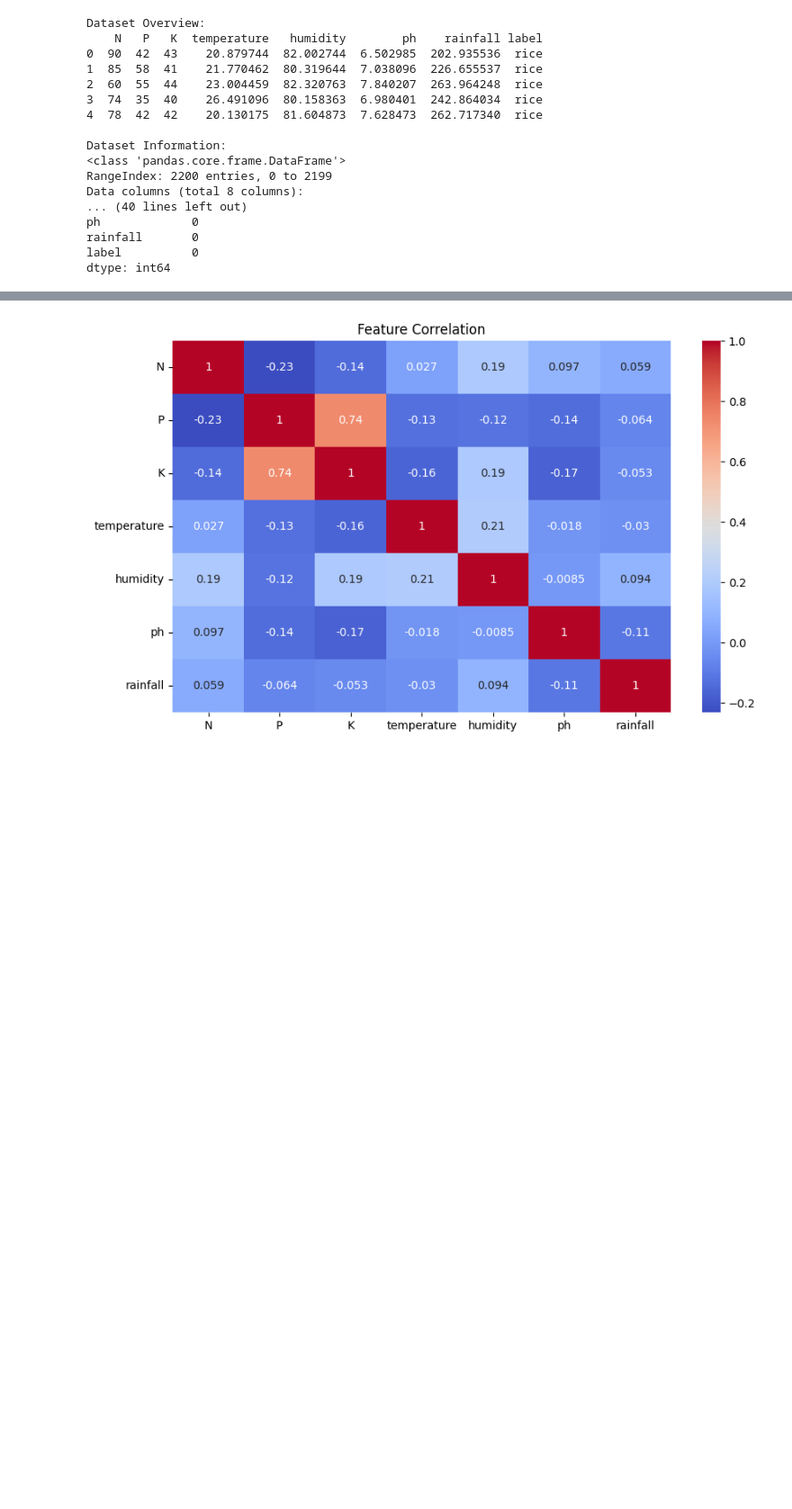
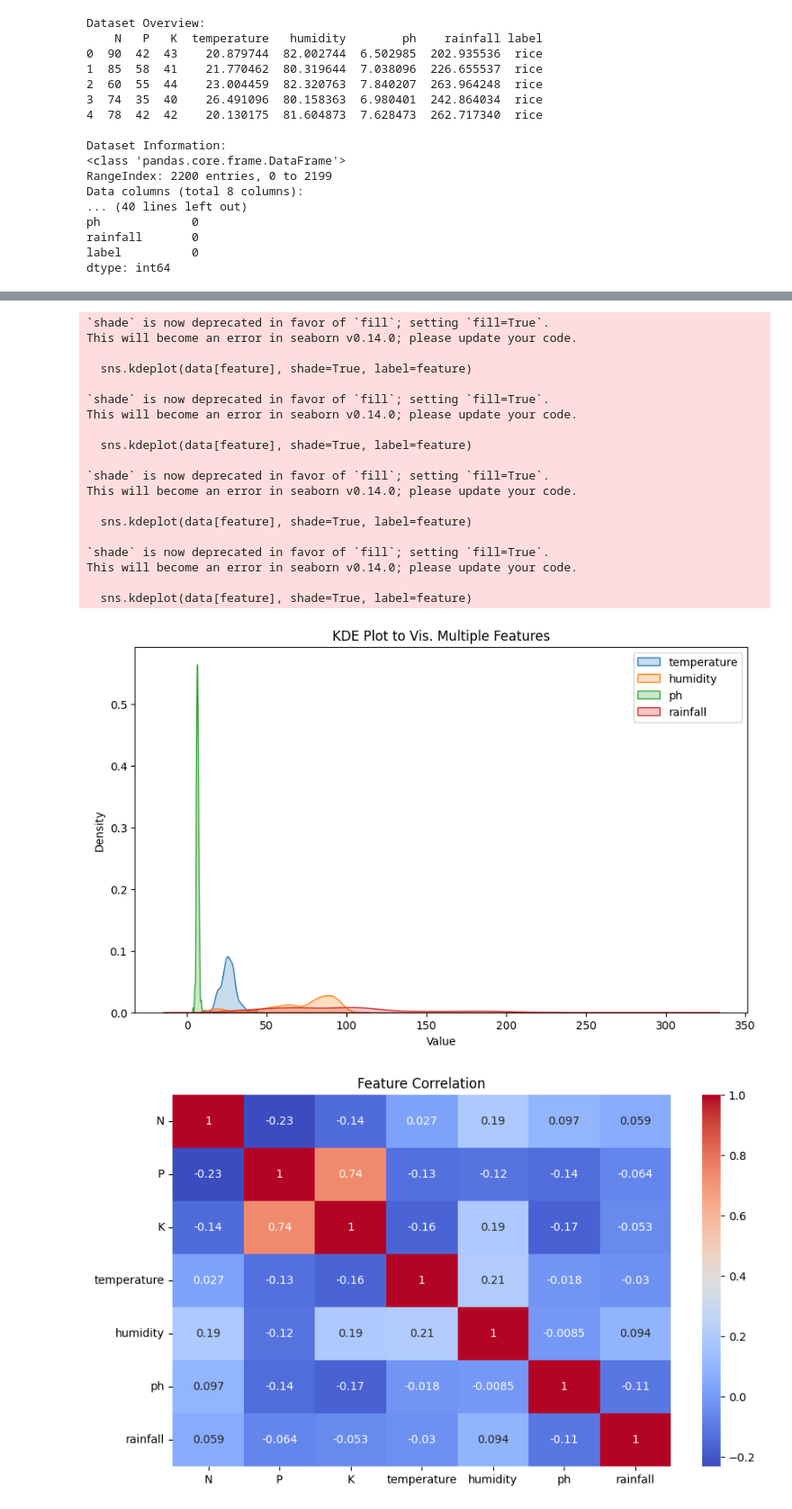
Before and after one commit to prabhakarchaulagain09/TerraVision, a Jupyter notebook: Crop_Recommendation.ipynb, the cells around one changed output, grey strips where cells are left out. Shown: that part at 90% size. Saved outputs shown, nothing was run; the diff lists cells and outputs as text; code cells hidden in the pictures; blank space fills up the shorter version.

```diff
--- a/Crop_Recommendation.ipynb
+++ b/Crop_Recommendation.ipynb
@@ -40,3 +57,36 @@ dtype: int64
+# %%
+features = ['temperature', 'humidity', 'ph', 'rainfall']
+
+# Create a KDE plot for each feature
+plt.figure(figsize=(10, 6))
+for feature in features:
+    sns.kdeplot(data[feature], shade=True, label=feature)
+plt.title('KDE Plot to Vis. Multiple Features')
+plt.xlabel('Value')
+plt.ylabel('Density')
+plt.legend()
+plt.show()
+# %% [output]
+`shade` is now deprecated in favor of `fill`; setting `fill=True`.
+This will become an error in seaborn v0.14.0; please update your code.
+
+  sns.kdeplot(data[feature], shade=True, label=feature)
+
+`shade` is now deprecated in favor of `fill`; setting `fill=True`.
+This will become an error in seaborn v0.14.0; please update your code.
+
+  sns.kdeplot(data[feature], shade=True, label=feature)
+
+`shade` is now deprecated in favor of `fill`; setting `fill=True`.
+This will become an error in seaborn v0.14.0; please update your code.
+
+  sns.kdeplot(data[feature], shade=True, label=feature)
+
+`shade` is now deprecated in favor of `fill`; setting `fill=True`.
+This will become an error in seaborn v0.14.0; please update your code.
+
+  sns.kdeplot(data[feature], shade=True, label=feature)
+[figure, added]
 # %%
 # Visualize correlations
 plt.figure(figsize=(10, 6))
```
Also changed, not shown: parts of 4 cells of this notebook, 1 other file.
